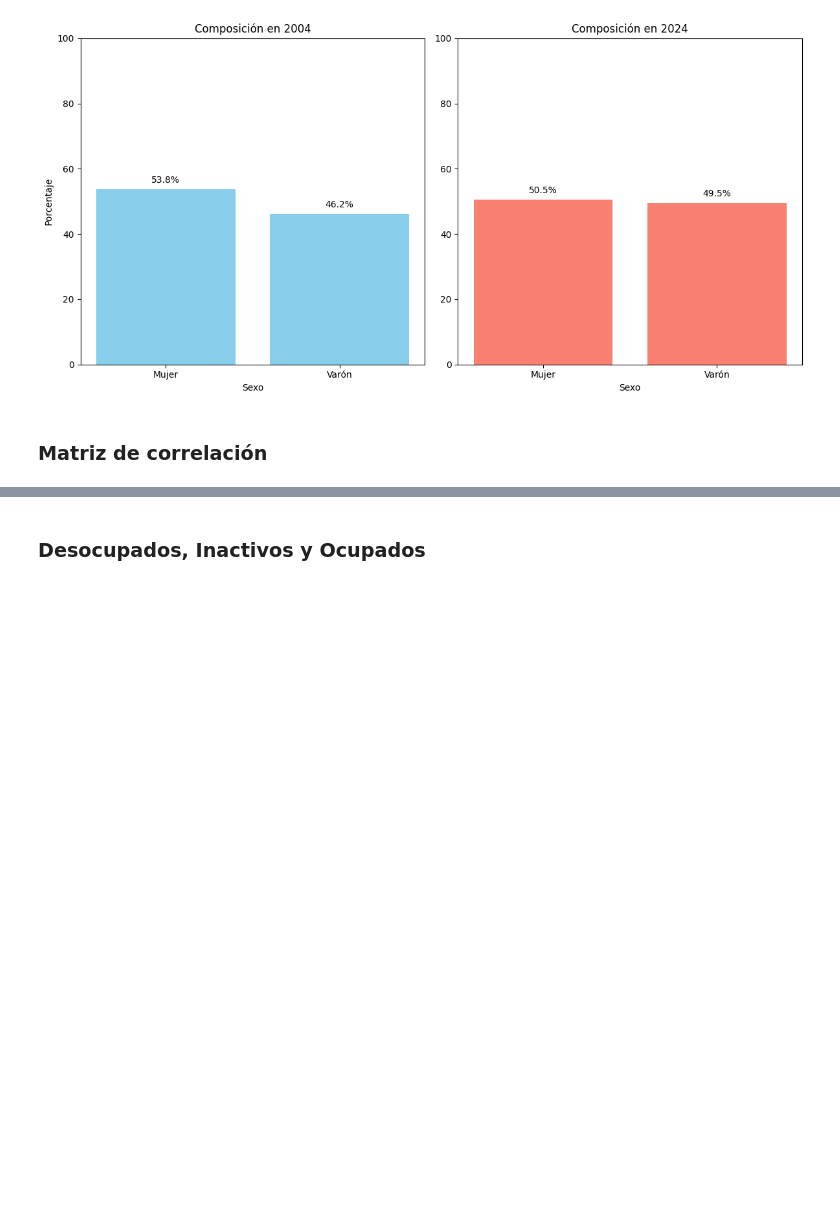
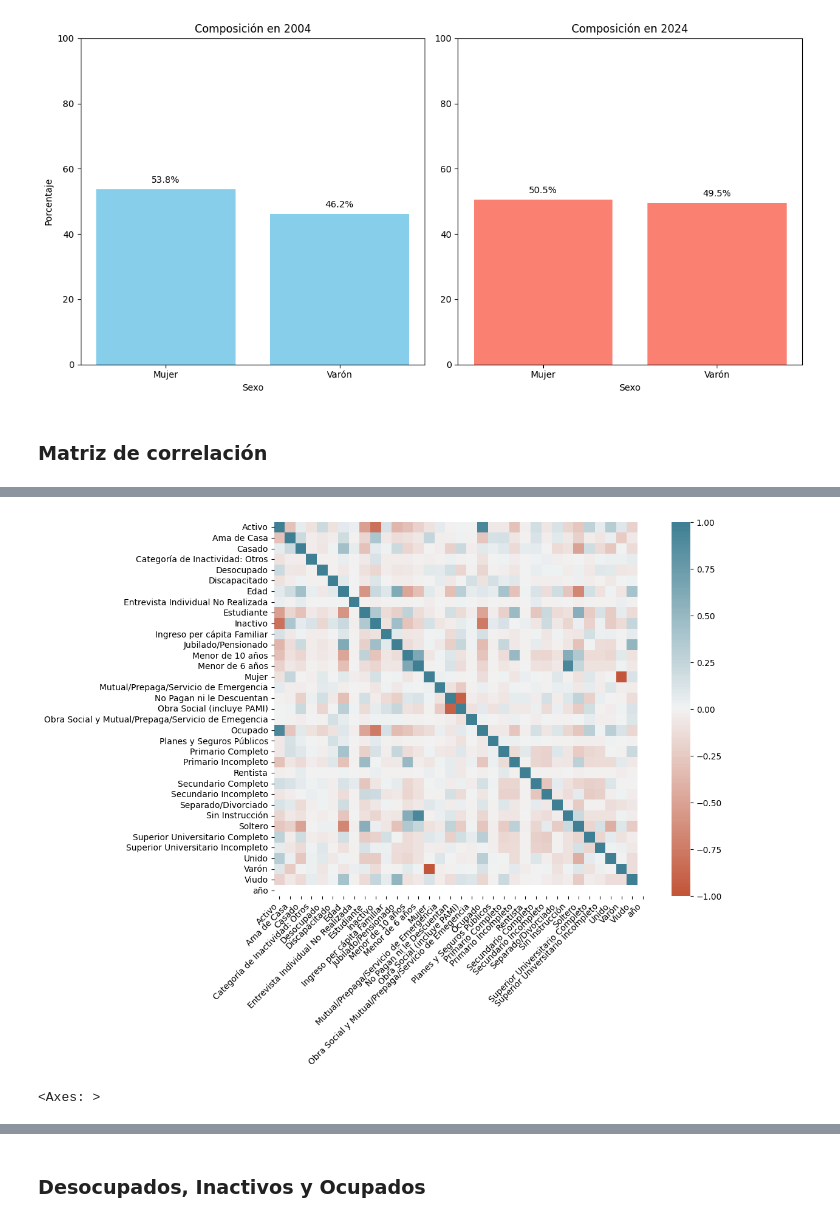
Before and after one commit to ManuDF0/Trabajos-Pr-cticos, a Jupyter notebook: TP3/tp3.ipynb, the cells around one changed output, grey strips where cells are left out. Saved outputs shown, nothing was run; the diff lists cells and outputs as text; code cells hidden in the pictures; blank space fills up the shorter version.

```diff
--- a/TP3/tp3.ipynb
+++ b/TP3/tp3.ipynb
@@ -168 +225,16 @@ bb2024_dummies = bb2024_dummies.rename(columns = {'ipcf': 'Ingreso per cápita F
+# %%
+# Calcular correlaciones
+corr = data_dummies.loc[data_dummies['año'] == 2024].corr().reset_index().melt(id_vars='index')
+corr.columns = ['x', 'y', 'value']  # Modificar nombres de columnas
+# %%
+# Crear heatmap sin etiquetas en las celdas
+heatmap_from_melted_data(
+    data=corr,
+    x_col='x',
+    y_col='y',
+    value_col='value'
+)
+# %% [output]
+[figure, added]
+<Axes: >
 # %%
```
Also changed, not shown: parts of 66 cells of this notebook.
